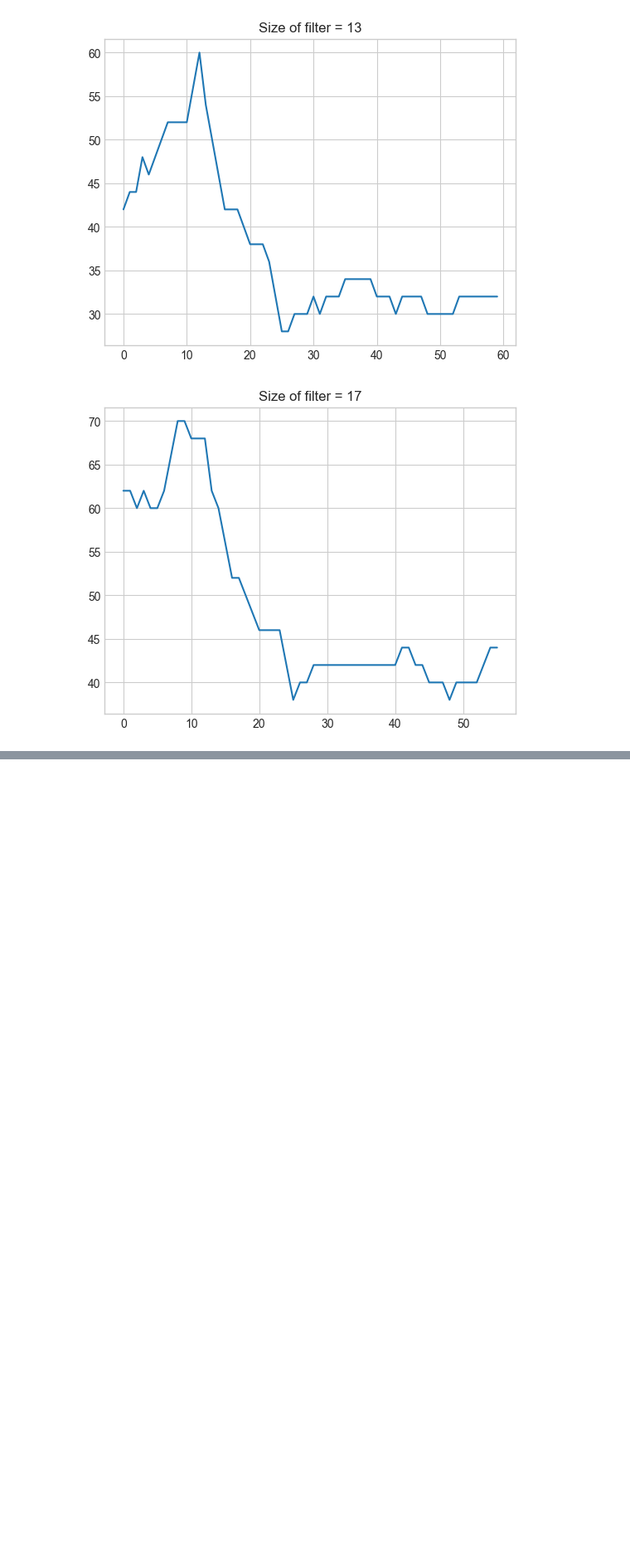
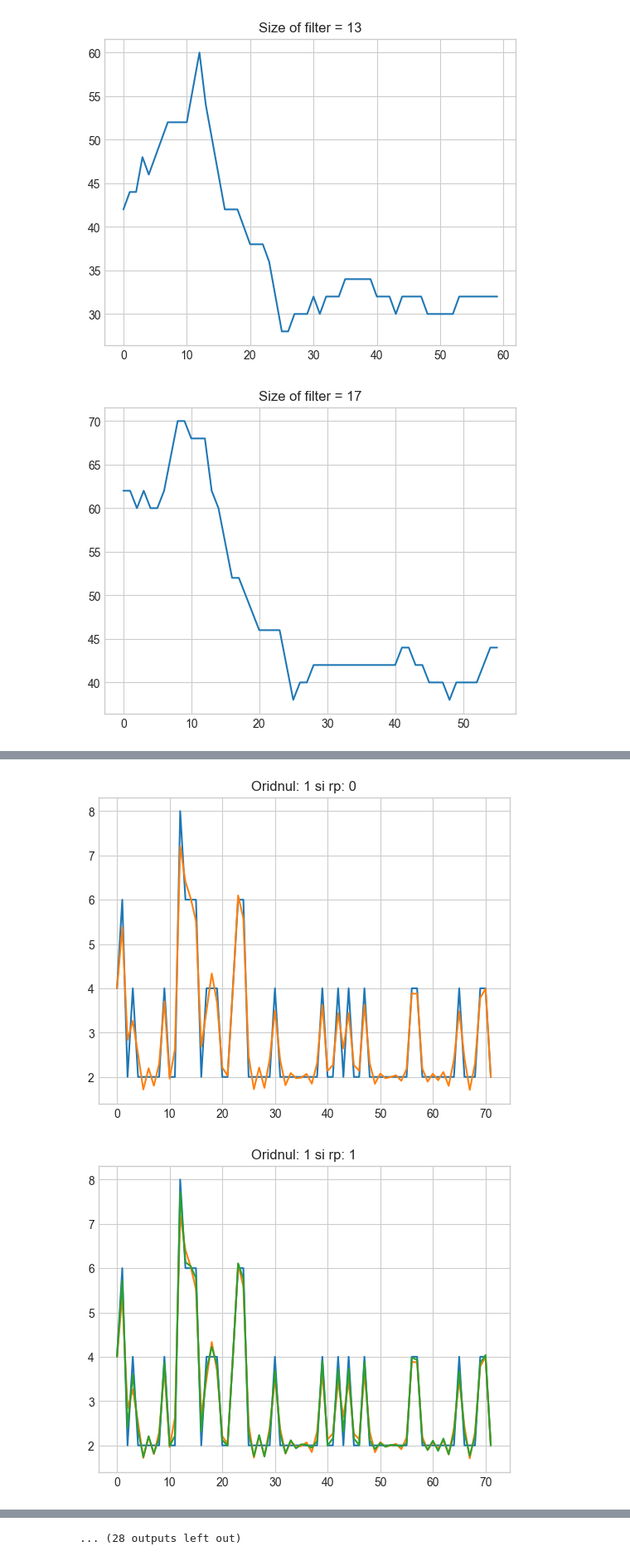
Before and after one commit to radubuzas/PS, a Jupyter notebook: lab6/lab6.ipynb, the cells around one changed output, grey strips where cells are left out. Shown at 83% size. Cells and saved outputs as stored; diff of their text form; code cells hidden in the pictures; blank space fills up the shorter version.

```diff
--- a/lab6/lab6.ipynb
+++ b/lab6/lab6.ipynb
@@ -144,0 +183,20 @@ for w in [5, 9, 13, 17]:
+# %%
+
+for N in [1, 2, 7, 8, 9]:
+    for rp in [0, 1, 3, 5, 7, 10, 20, 40]:
+        b_butter, a_butter = sig.butter(N, normal_cutoff, btype='low', analog=False)
+        b_cheby, a_cheby = sig.cheby1(N, rp=rp, Wn=normal_cutoff, btype='low', analog=False)
+
+        x_butter = sig.filtfilt(b_butter, a_butter, x)
+        x_cheby = sig.filtfilt(b_cheby, a_cheby, x)
+
+        plt.title(f'Oridnul: {N} si rp: {rp}')
+
+        plt.plot(x)
+        plt.plot(x_butter)
+        plt.plot(x_cheby)
+
+        plt.show()
+# %% [output]
+[figure, added]
+[figure, added]
@@ -144,0 +213 @@ for w in [5, 9, 13, 17]:
+... (28 outputs left out)
```
Also changed, not shown: parts of 9 cells of this notebook.
